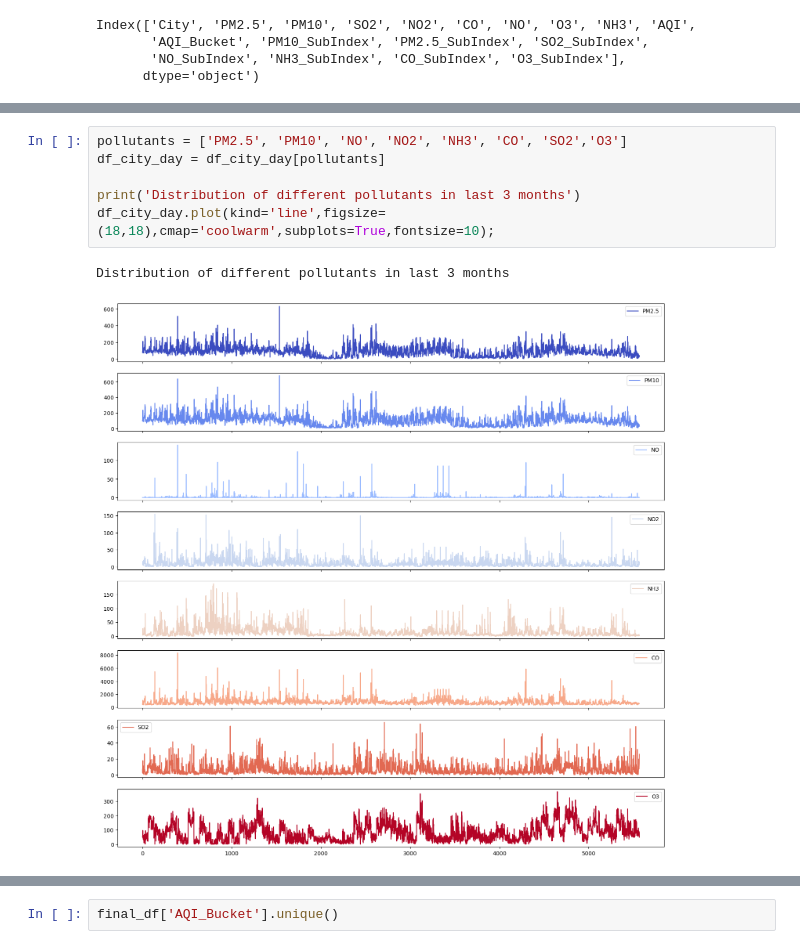
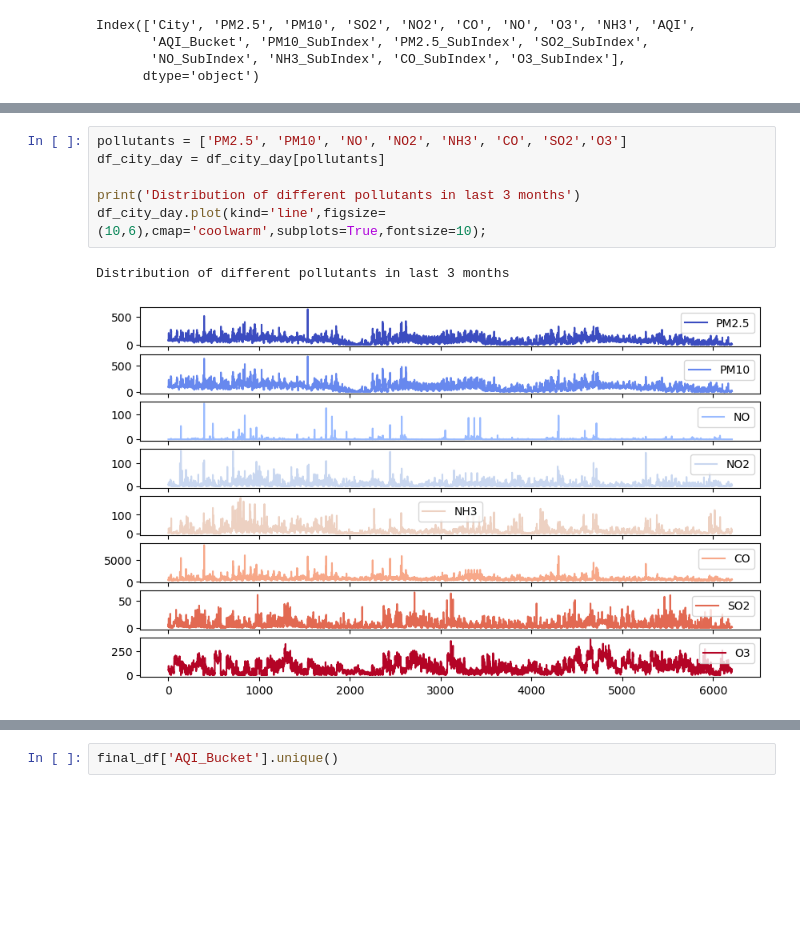
Before and after one commit to Mehedi17061/AirQualityIndex, a Jupyter notebook: AirQuality.ipynb, the cells around one changed output, grey strips where cells are left out. Drawn from its saved outputs; the diff is of its cells as text; blank space fills up the shorter version.

```diff
--- a/AirQuality.ipynb
+++ b/AirQuality.ipynb
@@ -129,10 +127,10 @@ sns.heatmap(df.corr(),cmap='coolwarm',annot=True);
 # %%
 pollutants = ['PM2.5', 'PM10', 'NO', 'NO2', 'NH3', 'CO', 'SO2','O3']
 df_city_day = df_city_day[pollutants]
 
 print('Distribution of different pollutants in last 3 months')
-df_city_day.plot(kind='line',figsize=(18,18),cmap='coolwarm',subplots=True,fontsize=10);
+df_city_day.plot(kind='line',figsize=(10,6),cmap='coolwarm',subplots=True,fontsize=10);
 # %% [output]
 Distribution of different pollutants in last 3 months
-[figure, old version]
+[figure, new version]
 # %%
```
Also changed, not shown: parts of 22 cells of this notebook, 5 other files.
